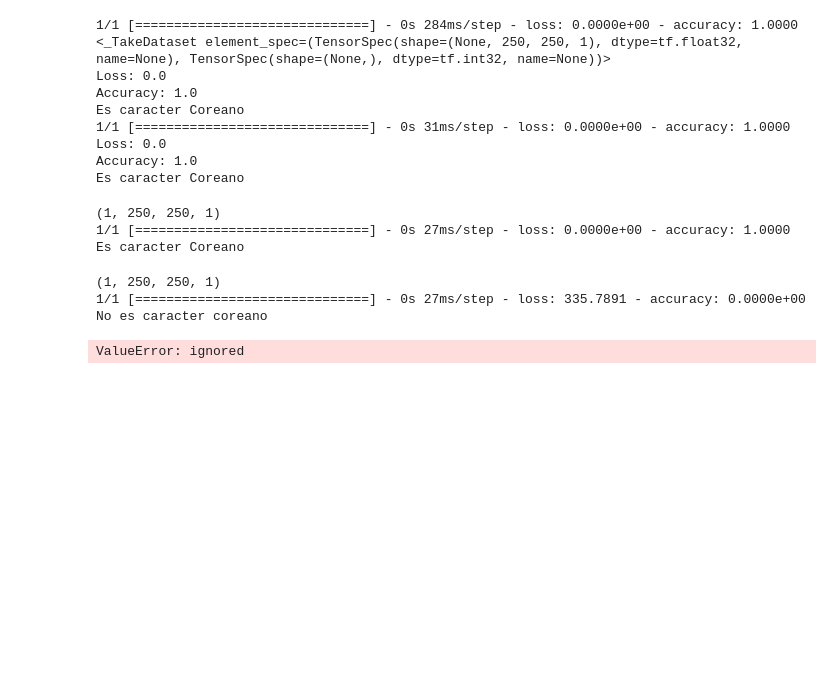
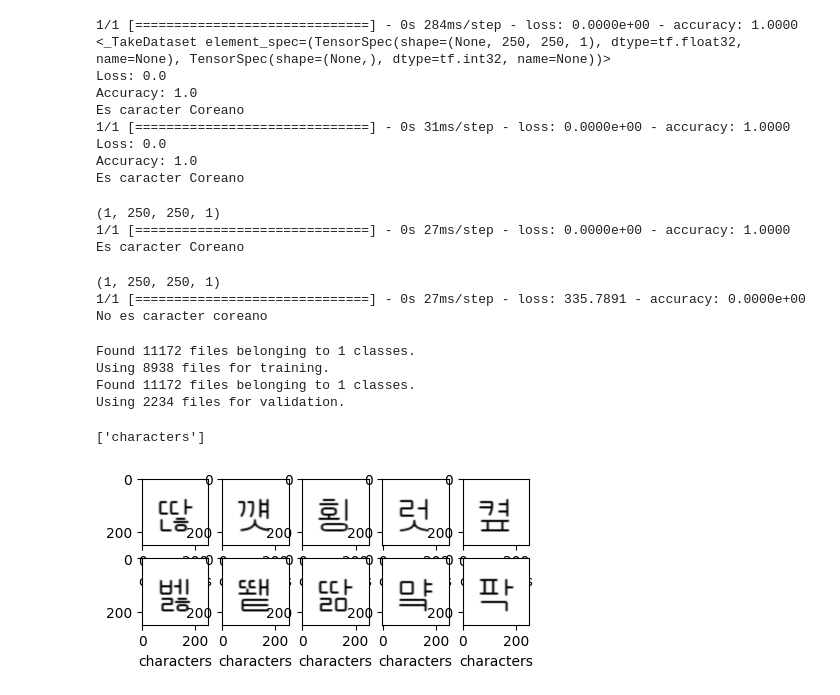
Before and after one commit to FranciscoAnnoni/IA, a Jupyter notebook: KaggleTrial.ipynb, the cells around one changed output. Drawn from its saved outputs; the diff is of its cells as text; code cells hidden in the pictures; blank space fills up the shorter version.

```diff
--- a/KaggleTrial.ipynb
+++ b/KaggleTrial.ipynb
@@ -372,26 +371,50 @@ else:
 (1, 250, 250, 1)
 1/1 [==============================] - 0s 27ms/step - loss: 335.7891 - accuracy: 0.0000e+00
 No es caracter coreano
+# %%
+# Esto lo hizo fran
+import numpy as np
+import tensorflow as tf
+
+#Generadores para sets de entrenamiento y pruebas
+data_gen_entrenamiento = tf.keras.utils.image_dataset_from_directory(
+    '/content/images/Cafe24SsuroundAir',
+    validation_split=0.2,
+    subset="training",
+    color_mode='grayscale',
+    seed=123,
+    image_size=(250, 250),
+    shuffle=True,
+    batch_size=35,
+    labels="inferred"
+)
+
+data_gen_validacion = tf.keras.utils.image_dataset_from_directory('/content/images/DosGothic',
+  validation_split=0.2,
+  subset="validation",
+  color_mode='grayscale',
+  seed=123,
+  image_size=(250,250),
+  shuffle=True,
+  batch_size=35,
+  labels="inferred"
+)
+# %% [output]
+Found 11172 files belonging to 1 classes.
+Using 8938 files for training.
+Found 11172 files belonging to 1 classes.
+Using 2234 files for validation.
 # %%
-# Esto lo hizo fran
-import cv2 as cv
-import numpy as np
 import matplotlib.pyplot as plt
-
-from tensorflow.keras import datasets, layers, models
-
-
-class_names = ['Coreano','noCoreano']
-
-#plt.figure(figsize=(5, 5))
-#for images, labels in data_gen_entrenamiento.take(1):
-#  for i in range(10):
-#    ax = plt.subplot(5, 5, i + 1)
-#    plt.xticks([])
-#    plt.xticks([])
-#    plt.imshow(images[i],cmap=plt.cm.binary)
-#    plt.xlabel(class_names[0])
-#
-#plt.show()
+class_names = data_gen_entrenamiento.class_names
+print(class_names)
+plt.figure(figsize=(5, 5))
+for images, labels in data_gen_entrenamiento.take(1):
+    for i in range(10):
+        ax = plt.subplot(5, 5, i + 1)
+        plt.imshow(images[i].numpy().astype("uint8"), cmap='gray')
+        plt.xlabel(class_names[labels[i]])
+plt.show()
 # %% [output]
-ValueError: ignored
+['characters']
+[figure, added]
```
Also changed, not shown: parts of 5 cells of this notebook.
